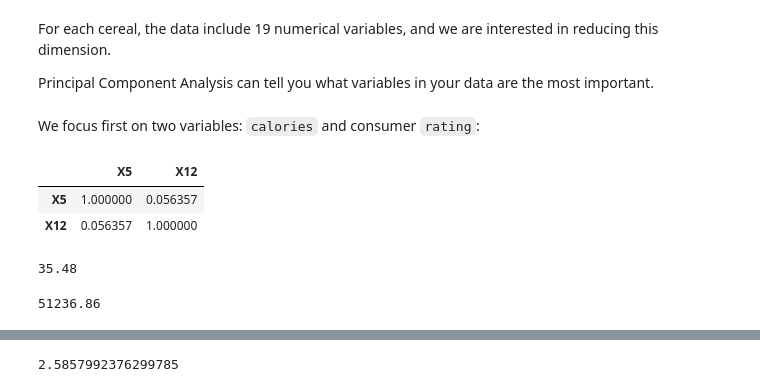
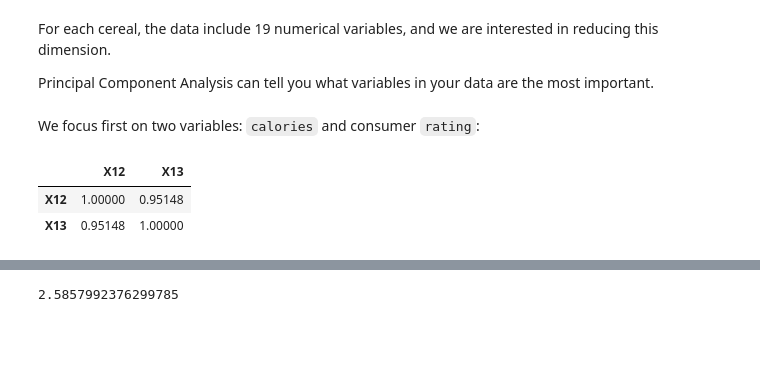
Before and after one commit to PosgradoMNA/actividades-del-projecto-team_59, a Jupyter notebook: Actividad_Sem_04_CD_PCA.ipynb, the cells around one changed output, grey strips where cells are left out. Cells and saved outputs as stored; diff of their text form; code cells hidden in the pictures; blank space fills up the shorter version.

```diff
--- a/Actividad_Sem_04_CD_PCA.ipynb
+++ b/Actividad_Sem_04_CD_PCA.ipynb
@@ -91,19 +91,9 @@ Principal Component Analysis can tell you what variables in your data are the mo
 We focus first on two variables: `calories` and consumer `rating`:
 # %%
 # - - - - - - - - - - - -
-ndf = df[['X5', 'X12']]
+ndf = df[['X12', 'X13']]
 ndf.corr()
 # %% [output]
-|  | X5 | X12 |
-| X5 | 1.000000 | 0.056357 |
-| X12 | 0.056357 | 1.000000 |
+|  | X12 | X13 |
+| X12 | 1.00000 | 0.95148 |
+| X13 | 0.95148 | 1.00000 |
-# %%
-# - - - - - - - - - - - -
-df.X5.mean().round(2)
-# %% [output]
-35.48
-# %%
-# - - - - - - - - - - - -
-df.X12.mean().round(2)
-# %% [output]
-51236.86
```
Also changed, not shown: parts of 12 cells of this notebook.
